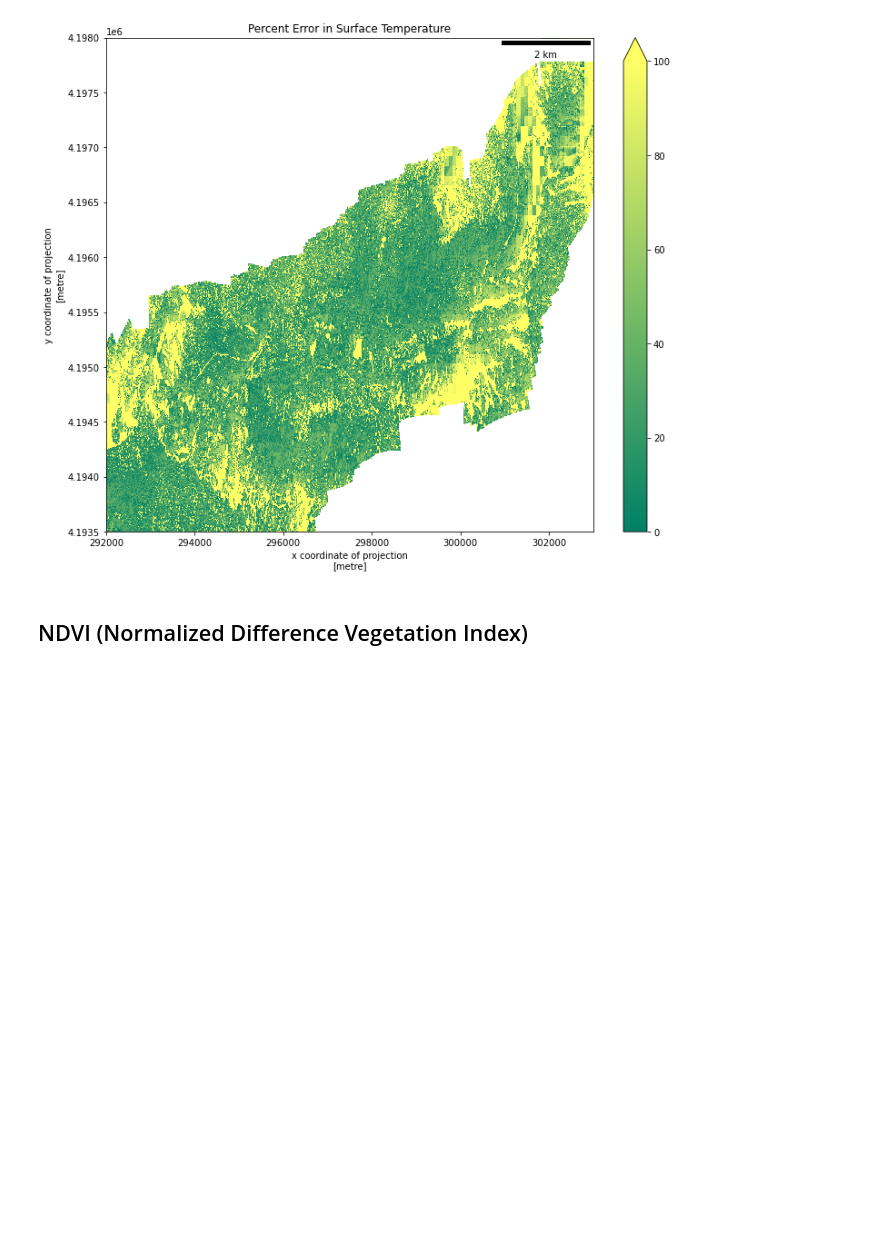
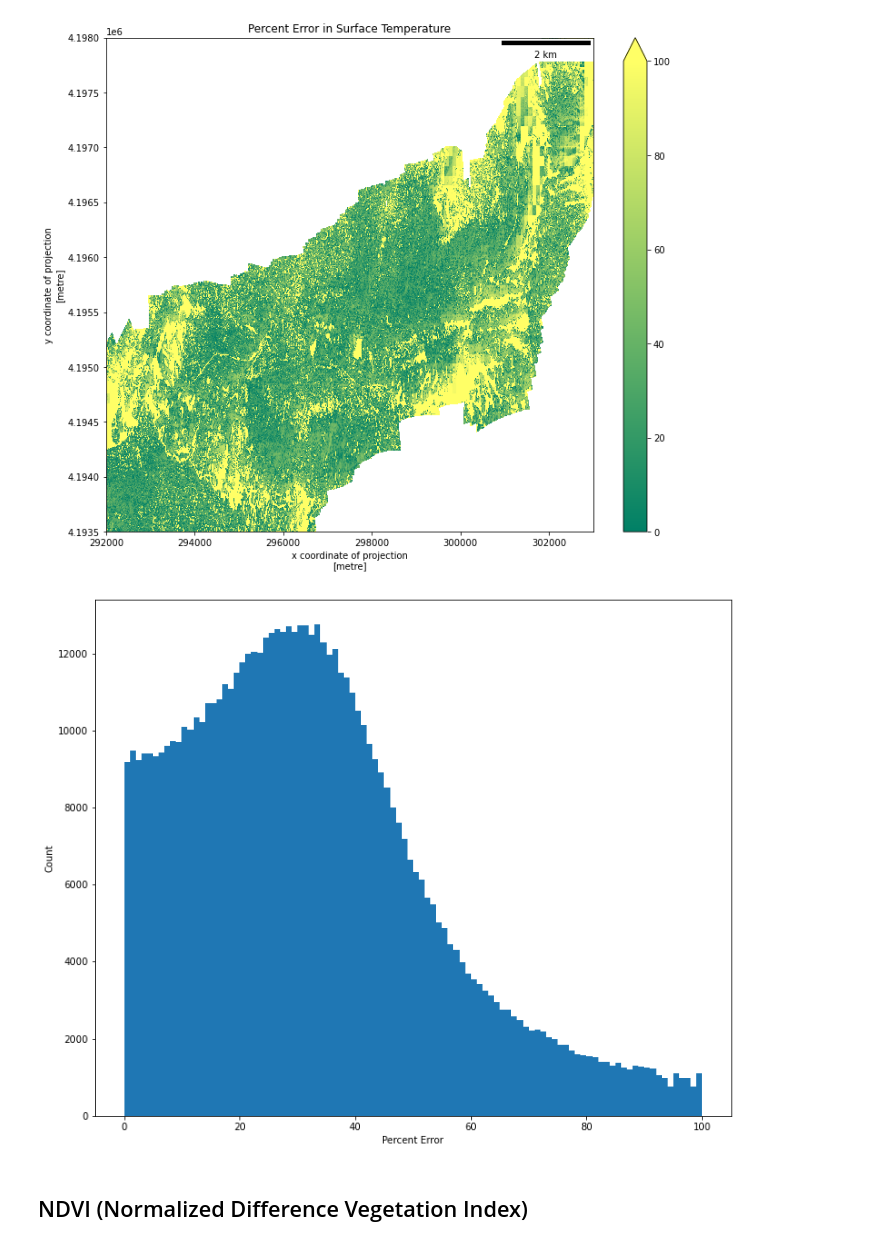
Before and after one commit to UW-GDA/aster-thermal, a Jupyter notebook: summary.ipynb, the cells around one changed output. Saved outputs shown, nothing was run; the diff lists cells and outputs as text; code cells hidden in the pictures; blank space fills up the shorter version.

```diff
--- a/summary.ipynb
+++ b/summary.ipynb
@@ -139,6 +146,15 @@ ax.add_artist(ScaleBar(1.0))
 ax.set_title('Percent Error in Surface Temperature');
 # %% [output]
 [figure]
+# %%
+# Plot histogram of percent error
+f, ax = plt.subplots(figsize=(12,10))
+
+plt.hist(percent_error.values.ravel(),bins=100,range=(0,100))
+ax.set_xlabel('Percent Error')
+ax.set_ylabel('Count');
+# %% [output]
+[figure, added]
 # %% [markdown]
 ## NDVI (Normalized Difference Vegetation Index)
 # %%
```
Also changed, not shown: parts of 8 cells of this notebook.
